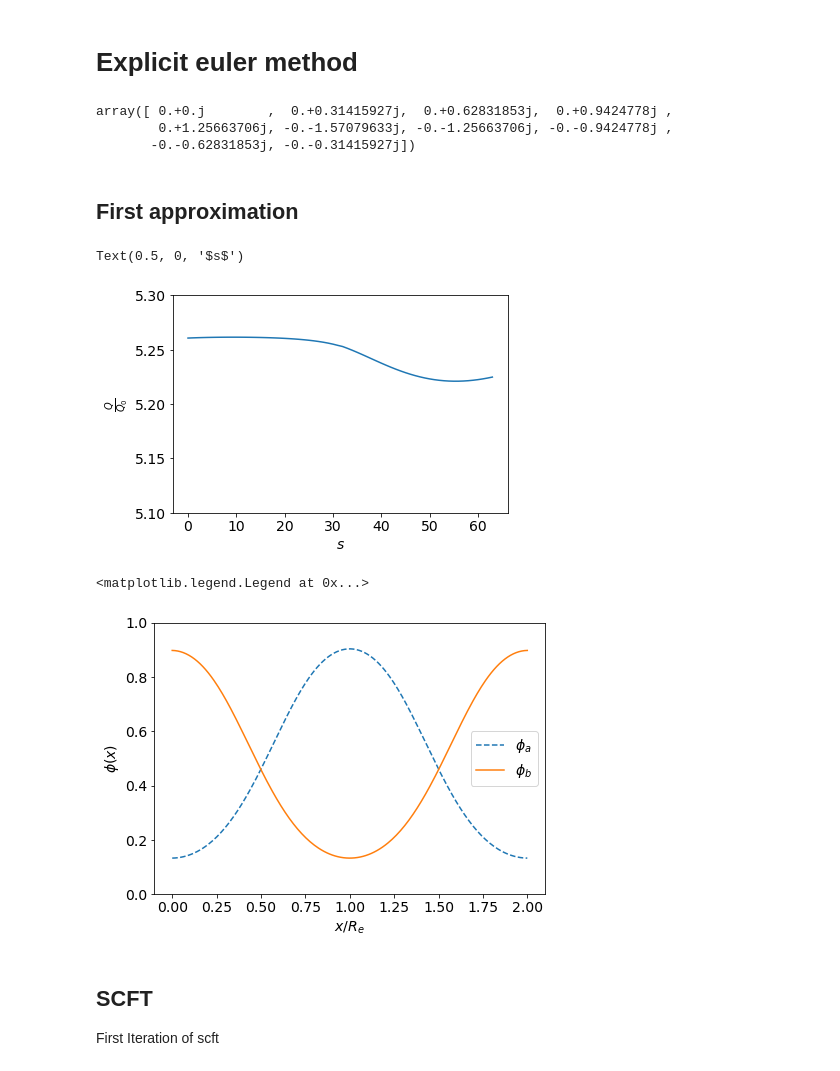
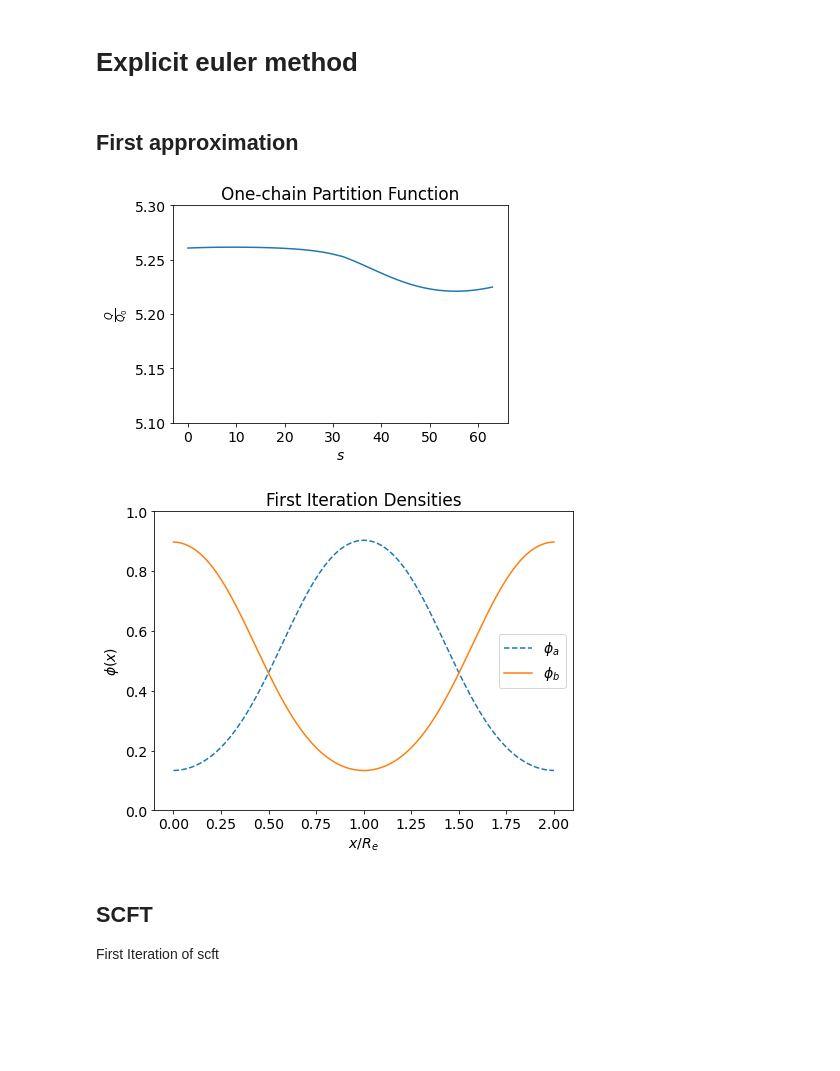
Before and after one commit to Ssalazar12/Physics, a Jupyter notebook: Self-Consistent Field Theory/Project 2_explicit_euler.ipynb, the cells around one changed output. Saved outputs shown, nothing was run; the diff lists cells and outputs as text; code cells hidden in the pictures; blank space fills up the shorter version.

```diff
--- a/Self-Consistent Field Theory/Project 2_explicit_euler.ipynb
+++ b/Self-Consistent Field Theory/Project 2_explicit_euler.ipynb
@@ -77,7 +75,7 @@ def spectral_q_dag(q,t,wx,nx,l):
     return (np.exp(wx*ds/2.0)* ifft( np.exp(a*n**2*ds)*fft(np.exp(wx*ds/2.0)*q)).real)
 
 # re,x ,s, f ,wa, wb
-def calculate_densities(s,nx,f,L, wa, wb):
+def calculate_densities(nx,f,L, wa, wb):
         # Calculates the densities of given wa and wb
 
     # args -> re: scalar, Re experimental paramaterer
@@ -114,14 +112,6 @@ def calculate_densities(s,nx,f,L, wa, wb):
     q_dag = np.flip(q_dag)
 
     return q, q_dag
-# %%
-l=2
-N = 10
-np.fft.fftfreq(N)*2*np.pi*1.j/l
-# %% [output]
-array([ 0.+0.j        ,  0.+0.31415927j,  0.+0.62831853j,  0.+0.9424778j ,
-        0.+1.25663706j, -0.-1.57079633j, -0.-1.25663706j, -0.-0.9424778j ,
-       -0.-0.62831853j, -0.-0.31415927j])
 # %% [markdown]
 ## First approximation
 # %%
@@ -135,32 +125,35 @@ x = x*L/Nx
 wa = 5*np.cos(2*np.pi*x/L)
 wb = -wa
 # %%
-q,q_dag = calculate_densities(s,Nx,F,L, wa, wb)
+q,q_dag = calculate_densities(Nx,F,L, wa, wb)
 # %%
 Q_Q0 = trapz(q*q_dag, x,axis=1)
 plt.ylim(5.1,5.3)
 plt.plot(Q_Q0)
 
+plt.title('One-chain Partition Function')
 plt.ylabel(r'$\frac{Q}{Q_0}$')
 plt.xlabel(r'$s$')
+plt.savefig('q_q0.png')
 # %% [output]
-Text(0.5, 0, '$s$')
-[figure, old version]
+[figure, new version]
 # %%
 prod_q = q*q_dag
 phi_a = (L/np.max(Q_Q0))*trapz(prod_q[:int(len(s)*F)], s[:int(len(s)*F)],axis=0)
 phi_b = (L/np.max(Q_Q0))*trapz(prod_q[int(len(s)*F):], s[int(len(s)*F):],axis=0)
 
-plt.figure(figsize=(7,5))
+plt.figure(figsize=(7.5,5.5))
+plt.title('First Iteration Densities')
 plt.plot(x, phi_a, label='$\phi_a$',linestyle='dashed')
 plt.plot(x, phi_b,label='$\phi_b$')
 plt.ylim(0,1)
 plt.xlabel(r'$x/R_e$')
 plt.ylabel(r'$\phi(x)$')
 plt.legend()
+
+plt.savefig('first_densities.png')
 # %% [output]
-<matplotlib.legend.Legend at 0x...>
-[figure, old version]
+[figure, new version]
 # %% [markdown]
 ## SCFT
 
```
Also changed, not shown: parts of 15 cells of this notebook, 2 other files.
